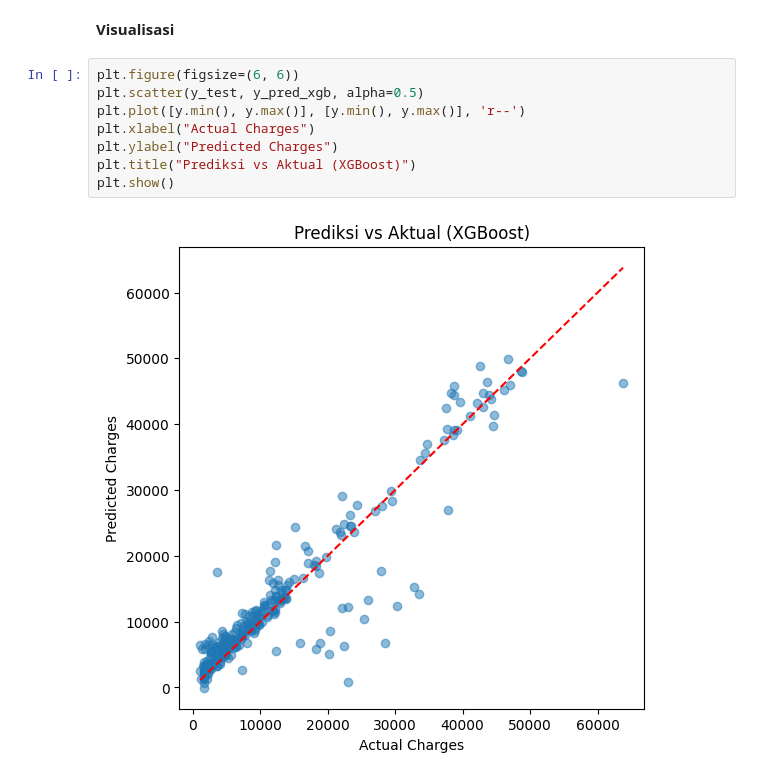
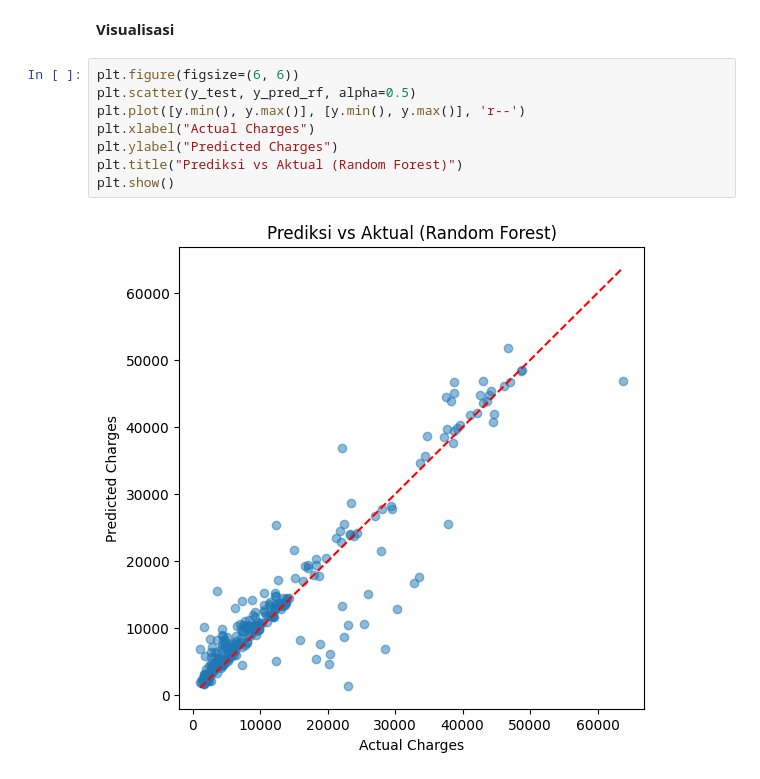
Before and after one commit to hafizhaqolby/forecast-medical-cost, a Jupyter notebook: forecasting_medical_cost.ipynb, the cells around one changed output. Saved outputs shown, nothing was run; the diff lists cells and outputs as text.

```diff
--- a/forecasting_medical_cost.ipynb
+++ b/forecasting_medical_cost.ipynb
@@ -197,11 +224,11 @@ Dengan mempertimbangkan keseluruhan metrik evaluasi, Random Forest menjadi model
 **Visualisasi**
 # %%
 plt.figure(figsize=(6, 6))
-plt.scatter(y_test, y_pred_xgb, alpha=0.5)
+plt.scatter(y_test, y_pred_rf, alpha=0.5)
 plt.plot([y.min(), y.max()], [y.min(), y.max()], 'r--')
 plt.xlabel("Actual Charges")
 plt.ylabel("Predicted Charges")
-plt.title("Prediksi vs Aktual (XGBoost)")
+plt.title("Prediksi vs Aktual (Random Forest)")
 plt.show()
 # %% [output]
-[figure, old version]
+[figure, new version]
```
Also changed, not shown: parts of 6 cells of this notebook.
